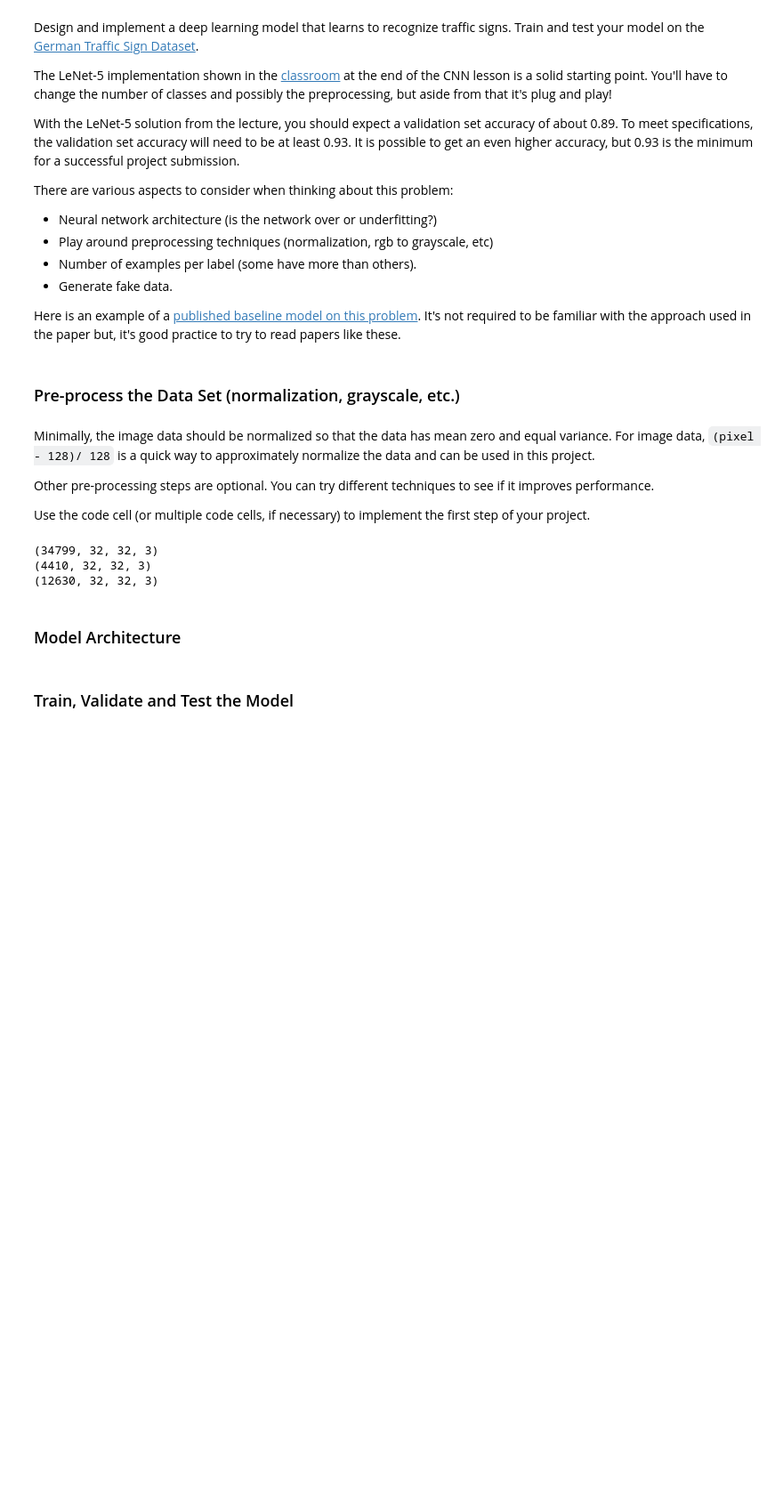
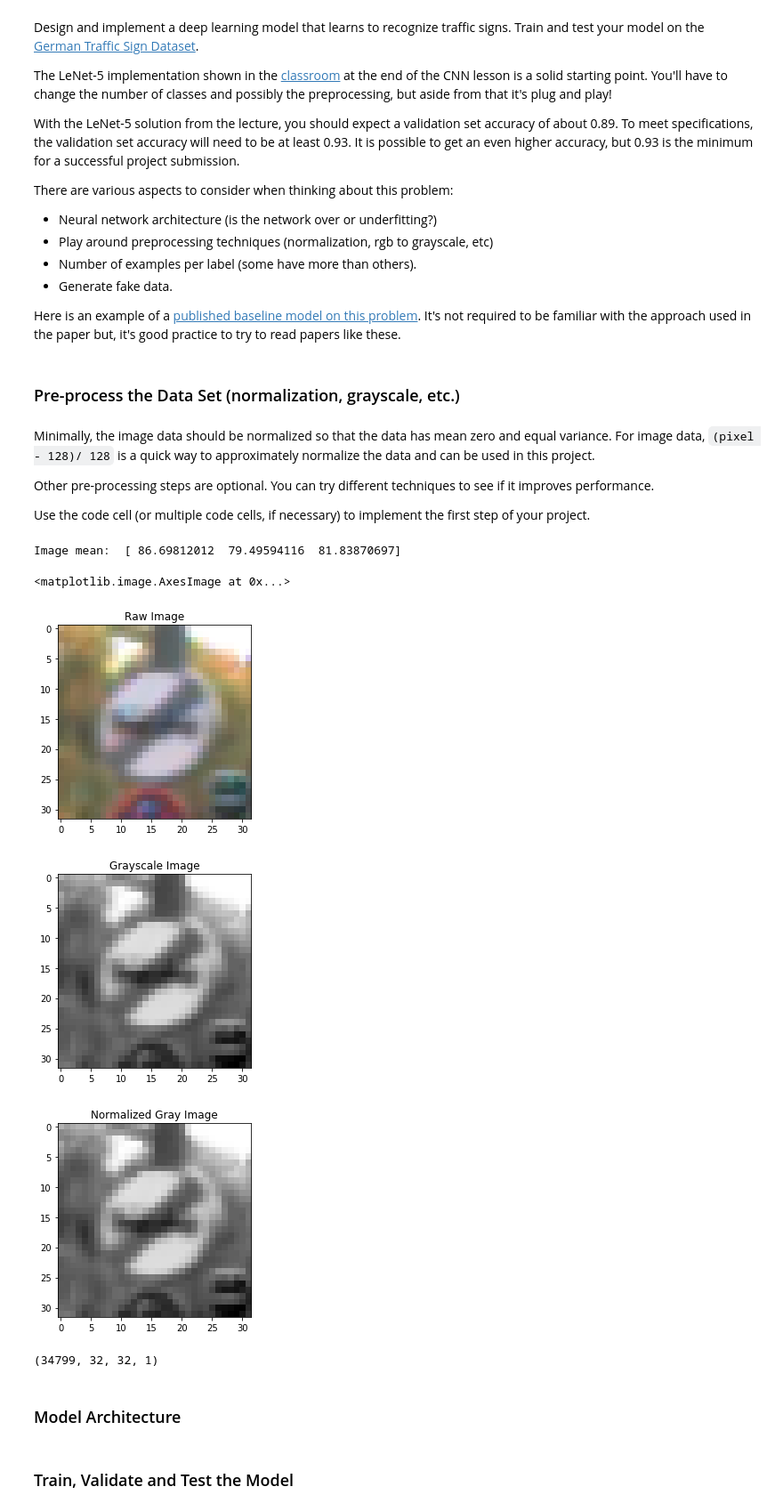
Before and after one commit to BeSlower/Self-Driving-Car, a Jupyter notebook: Project_2_traffic_sign_classification/Traffic_Sign_Classifier.ipynb, the cells around one changed output. Shown at 89% size. Drawn from its saved outputs; the diff is of its cells as text; code cells hidden in the pictures; blank space fills up the shorter version.

```diff
--- a/Project_2_traffic_sign_classification/Traffic_Sign_Classifier.ipynb
+++ b/Project_2_traffic_sign_classification/Traffic_Sign_Classifier.ipynb
@@ -187,18 +187,42 @@ Use the code cell (or multiple code cells, if necessary) to implement the first
-# %%
-import numpy as np
-
-# normalization
-X_train_normalized = np.array([(image - 128.)/128. for image in X_train], dtype=np.float32)
-X_valid_normalized = np.array([(image - 128.)/128. for image in X_valid], dtype=np.float32)
-X_test_normalized = np.array([(image - 128.)/128. for image in X_test], dtype=np.float32)
-
-print(X_train_normalized.shape)
-print(X_valid_normalized.shape)
-print(X_test_normalized.shape)
-# %% [output]
-(34799, 32, 32, 3)
-(4410, 32, 32, 3)
-(12630, 32, 32, 3)
+# %%
+image_mean = np.array([np.mean(X_train[:,:,:,c]) for c in range(X_train.shape[-1])], np.float32)
+print("Image mean: ", image_mean)
+
+def preprocess(X):
+
+    # convert from RGB to gray
+    X_gray = np.array([cv2.cvtColor(rgb_img, cv2.COLOR_RGB2GRAY) for rgb_img in X], np.float32)
+
+    # normalization
+    X_gray_norm = np.array([ (img - np.mean(image_mean)) / 256 for img in X_gray])
+
+    return X_gray, X_gray_norm.reshape(-1, 32, 32, 1)
+
+X_train_gray, X_train_norm = preprocess(X_train)
+_, X_valid_norm = preprocess(X_valid)
+_, X_test_norm = preprocess(X_test)
+
+plt.figure()
+plt.title("Raw Image")
+plt.imshow(X_train[100])
+
+plt.figure()
+plt.title("Grayscale Image")
+plt.imshow(X_train_gray[100], cmap='Greys_r')
+
+plt.figure()
+plt.title("Normalized Gray Image")
+plt.imshow(X_train_norm[100].squeeze(), cmap='Greys_r')
+# %% [output]
+Image mean:  [ 86.69812012  79.49594116  81.83870697]
+<matplotlib.image.AxesImage at 0x...>
+[figure, added]
+[figure, added]
+[figure, added]
+# %%
+print(X_train_norm.shape)
+# %% [output]
+(34799, 32, 32, 1)
 # %% [markdown]
 ### Model Architecture
 # %%
```
Also changed, not shown: parts of 23 cells of this notebook, 4 other files.
